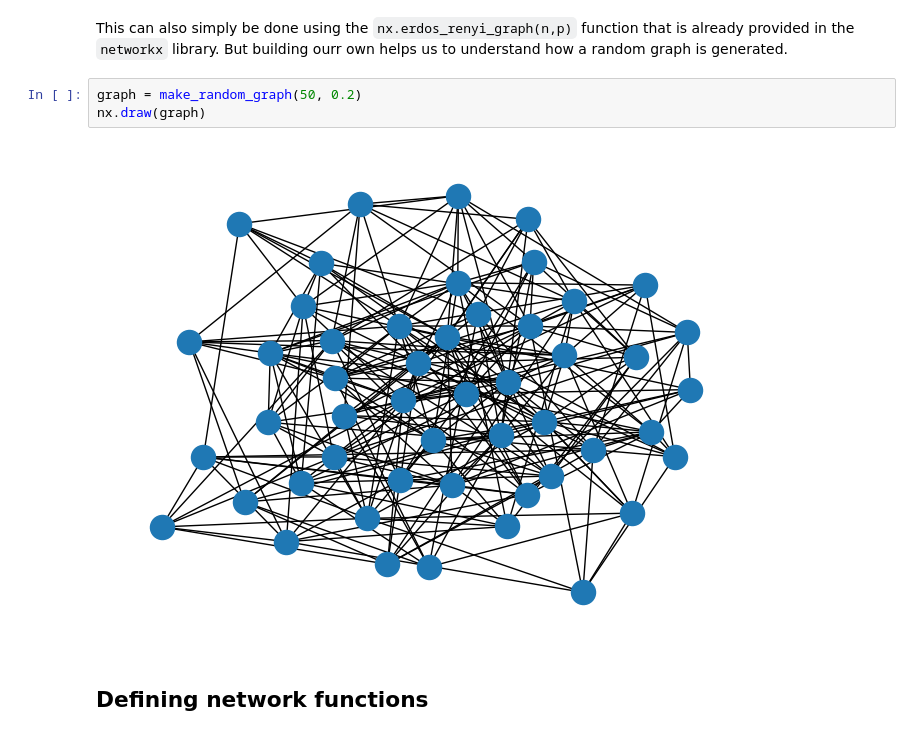
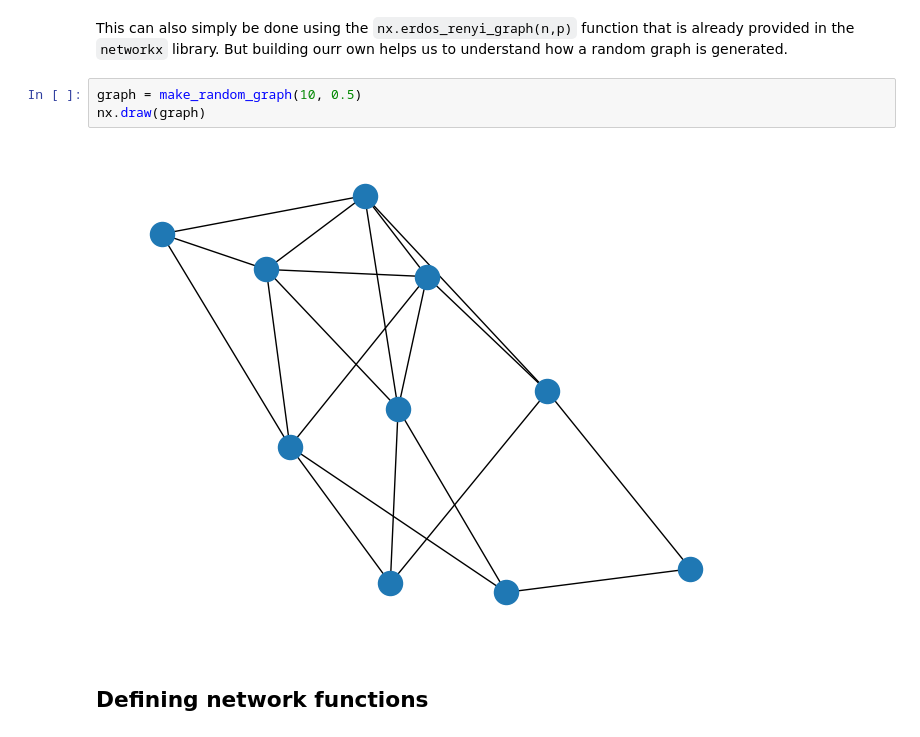
Before and after one commit to FelixMEnterkin/Python-Networks-Repo, a Jupyter notebook: Testing the Friendship Paradox.ipynb, the cells around one changed output. Cells and saved outputs as stored; diff of their text form.

```diff
--- a/Testing the Friendship Paradox.ipynb
+++ b/Testing the Friendship Paradox.ipynb
@@ -39,10 +39,10 @@ def make_random_graph(n, p):
 # %% [markdown]
 This can also simply be done using the `nx.erdos_renyi_graph(n,p)` function that is already provided in the `networkx` library. But building ourr own helps us to understand how a random graph is generated.
 # %%
-graph = make_random_graph(50, 0.2)
+graph = make_random_graph(10, 0.5)
 nx.draw(graph)
 # %% [output]
-[figure, old version]
+[figure, new version]
 # %% [markdown]
 ## Defining network functions
 # %%
```
Also changed, not shown: parts of 5 cells of this notebook.
